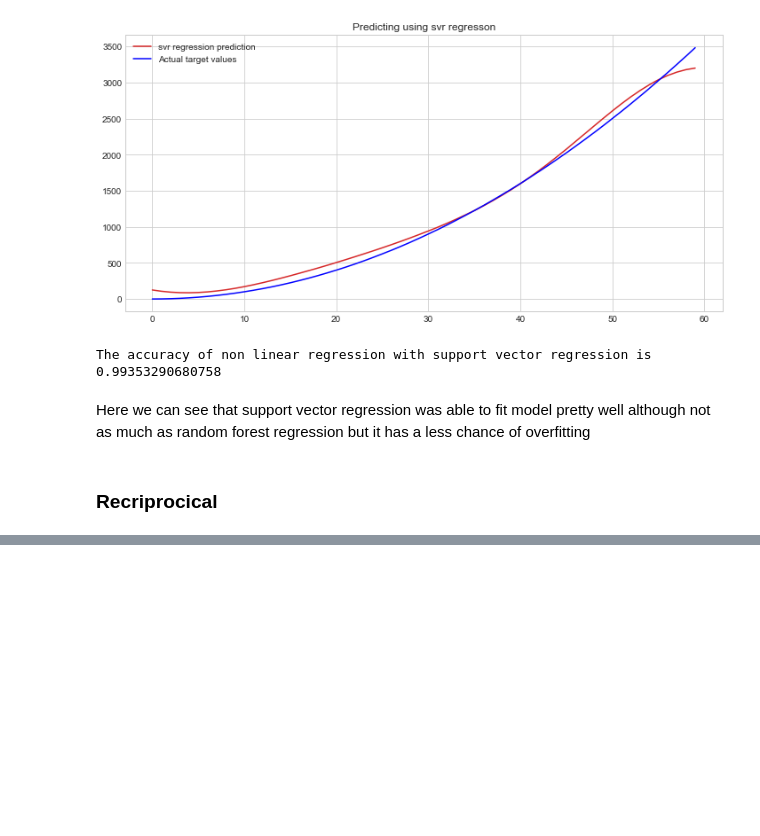
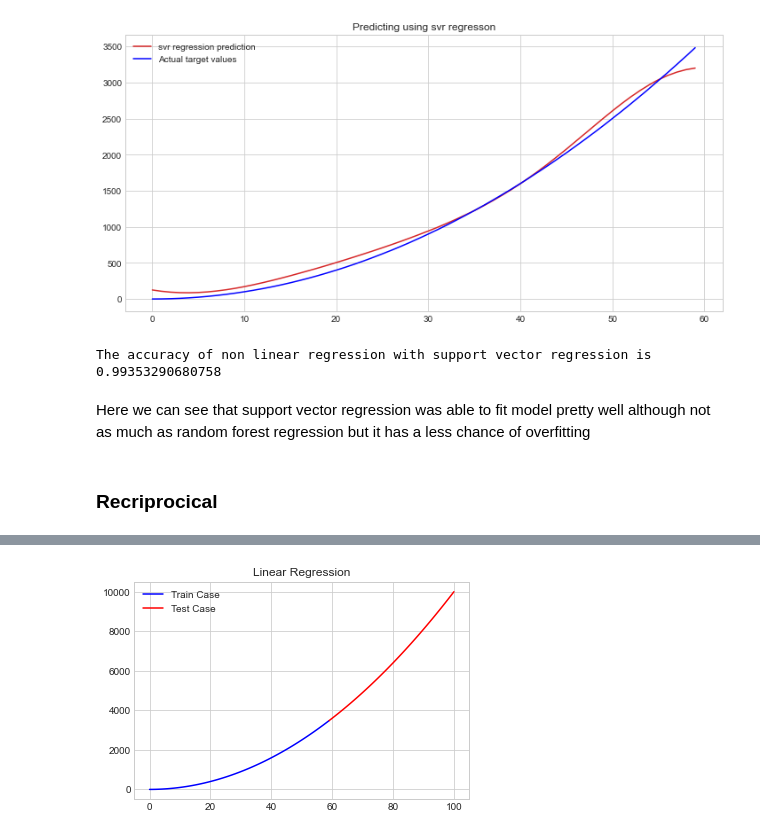
Before and after one commit to shoabahamed/khanacademy-statistics-and-probability, a Jupyter notebook: linear_and_nonlinear_regression.ipynb, the cells around one changed output, grey strips where cells are left out. Cells and saved outputs as stored; diff of their text form; code cells hidden in the pictures; blank space fills up the shorter version.

```diff
--- a/linear_and_nonlinear_regression.ipynb
+++ b/linear_and_nonlinear_regression.ipynb
@@ -264,0 +276,14 @@ The accuracy of non linear regression with support vector regression is 0.993532
+# %%
+test = np.array(np.arange(59, 101)).reshape(-1, 1)
+# %%
+train_pred = np.square(linear_trsm_reg.predict(x))
+test_pred = np.square(linear_trsm_reg.predict(test))
+
+plt.plot(x, train_pred, color='blue', label='Train Case')
+plt.plot(test.flatten(), test_pred, color='red', label='Test Case')
+
+plt.title("Linear Regression")
+plt.legend()
+plt.show()
+# %% [output]
+[figure, added]
```
Also changed, not shown: parts of 12 cells of this notebook, 3 other files.
